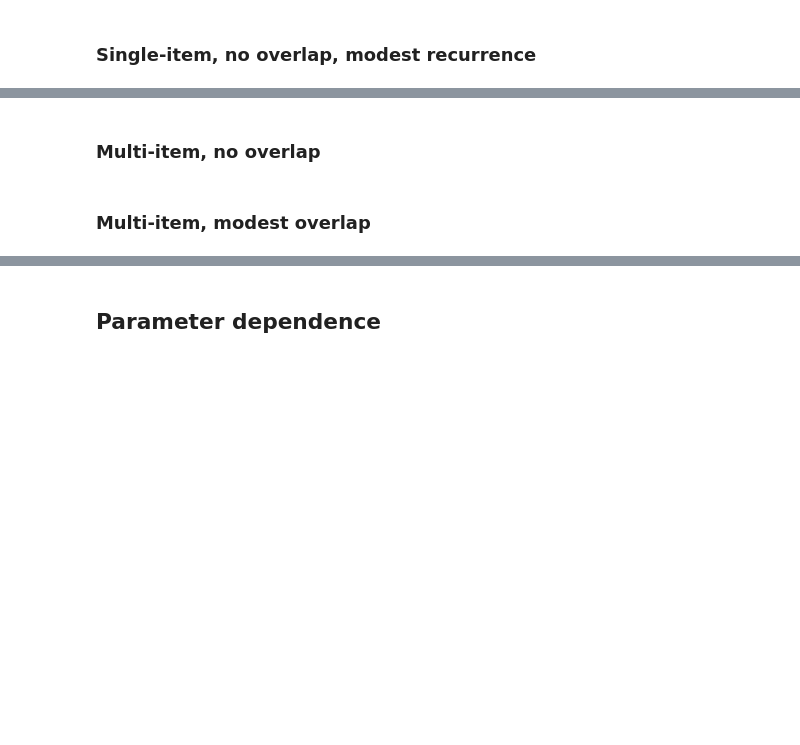
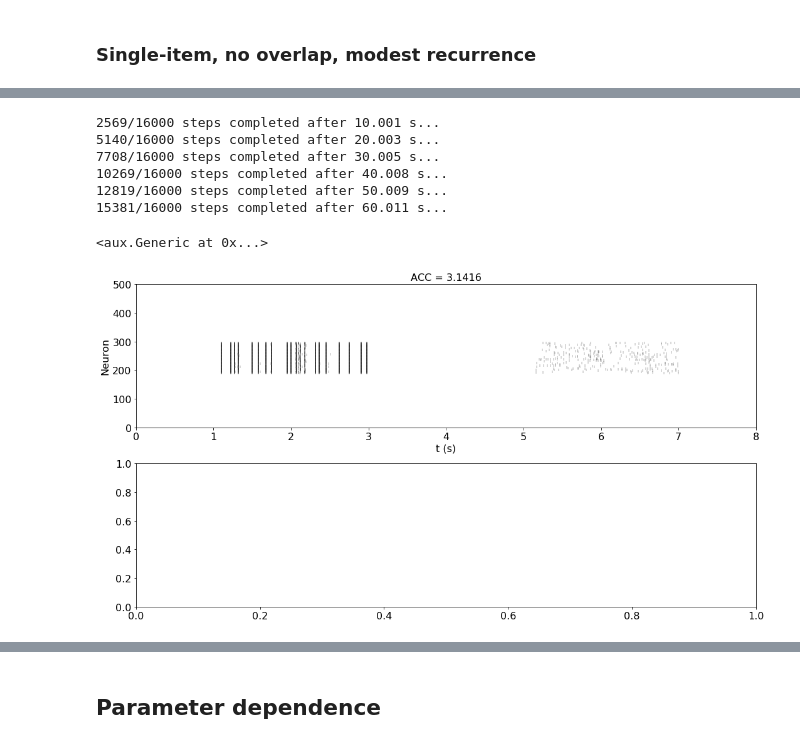
Before and after one commit to rkp8000/network_replay, a Jupyter notebook: 2_item_recall.ipynb, the cells around one changed output, grey strips where cells are left out. Cells and saved outputs as stored; diff of their text form; code cells hidden in the pictures; blank space fills up the shorter version.

```diff
--- a/2_item_recall.ipynb
+++ b/2_item_recall.ipynb
@@ -562,6 +562,13 @@ xmpl(q_star=0, p_0=0.04, p_1=0.2, items=[1], P=P)
 <aux.Generic at 0x...>
 [figure]
-# %% [markdown]
-### Multi-item, no overlap
-# %% [markdown]
-### Multi-item, modest overlap
+# %%
+xmpl(q_star=0, p_0=0.04, p_1=0.04, items=[1], P=P)
+# %% [output]
+2569/16000 steps completed after 10.001 s...
+5140/16000 steps completed after 20.003 s...
+7708/16000 steps completed after 30.005 s...
+10269/16000 steps completed after 40.008 s...
+12819/16000 steps completed after 50.009 s...
+15381/16000 steps completed after 60.011 s...
+<aux.Generic at 0x...>
+[figure, added]
```
Also changed, not shown: parts of 5 cells of this notebook.
